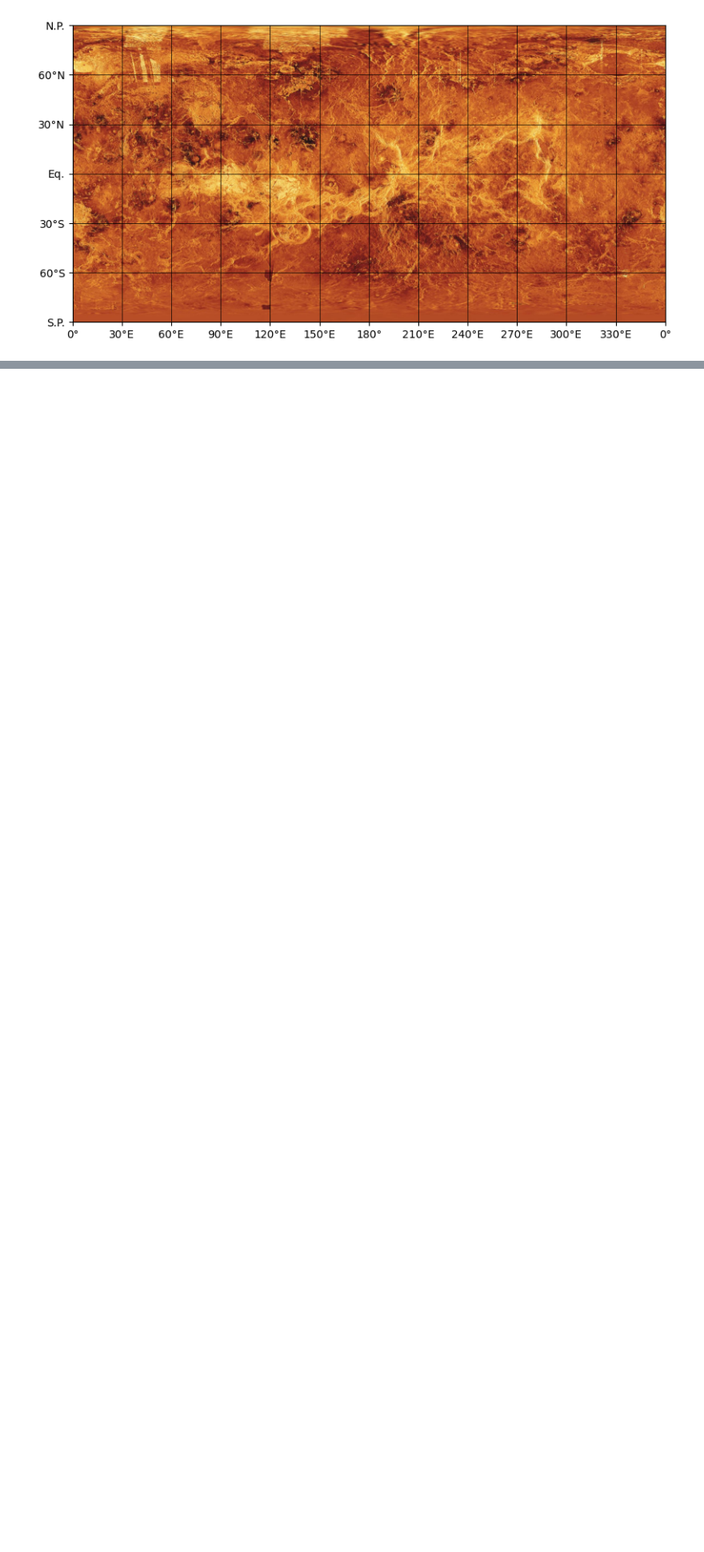
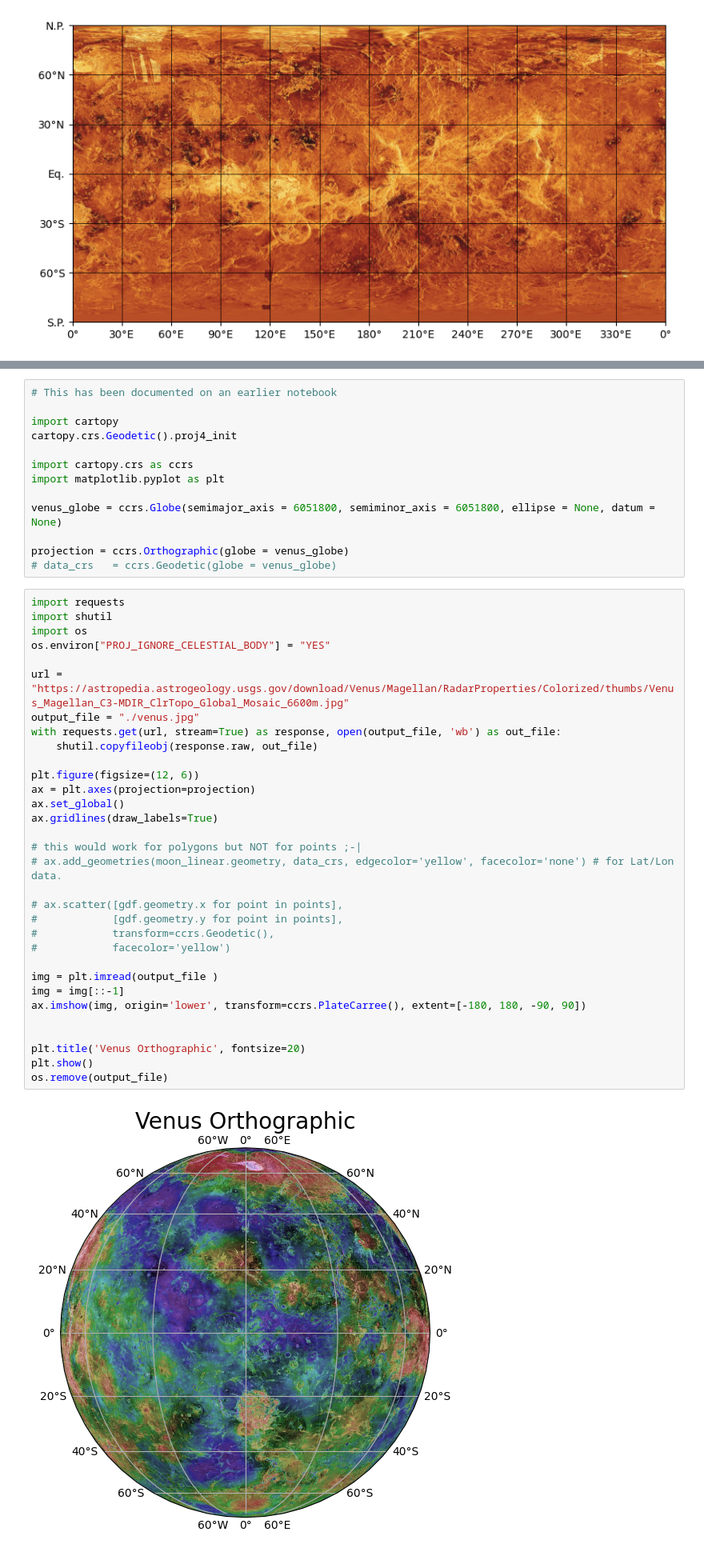
Before and after one commit to aprossi/crs-ws2024, a Jupyter notebook: 1_venus.ipynb, the cells around one changed output, grey strips where cells are left out. Shown at 80% size. Drawn from its saved outputs; the diff is of its cells as text; blank space fills up the shorter version.

```diff
--- a/1_venus.ipynb
+++ b/1_venus.ipynb
@@ -22,0 +94,47 @@ ax = fig.add_subplot(projection=VENUS)
+# %%
+# This has been documented on an earlier notebook
+
+import cartopy
+cartopy.crs.Geodetic().proj4_init
+
+import cartopy.crs as ccrs
+import matplotlib.pyplot as plt
+
+venus_globe = ccrs.Globe(semimajor_axis = 6051800, semiminor_axis = 6051800, ellipse = None, datum = None)
+
+projection = ccrs.Orthographic(globe = venus_globe)
+# data_crs   = ccrs.Geodetic(globe = venus_globe)
+# %%
+import requests
+import shutil
+import os
+os.environ["PROJ_IGNORE_CELESTIAL_BODY"] = "YES"
+
+url = "https://astropedia.astrogeology.usgs.gov/download/Venus/Magellan/RadarProperties/Colorized/thumbs/Venus_Magellan_C3-MDIR_ClrTopo_Global_Mosaic_6600m.jpg"
+output_file = "./venus.jpg"
+with requests.get(url, stream=True) as response, open(output_file, 'wb') as out_file:
+    shutil.copyfileobj(response.raw, out_file)
+
+plt.figure(figsize=(12, 6))
+ax = plt.axes(projection=projection)
+ax.set_global()
+ax.gridlines(draw_labels=True)
+
+# this would work for polygons but NOT for points ;-|
+# ax.add_geometries(moon_linear.geometry, data_crs, edgecolor='yellow', facecolor='none') # for Lat/Lon data.
+
+# ax.scatter([gdf.geometry.x for point in points],
+#            [gdf.geometry.y for point in points],
+#            transform=ccrs.Geodetic(),
+#            facecolor='yellow')
+
+img = plt.imread(output_file )
+img = img[::-1]
+ax.imshow(img, origin='lower', transform=ccrs.PlateCarree(), extent=[-180, 180, -90, 90])
+
+
+plt.title('Venus Orthographic', fontsize=20)
+plt.show()
+os.remove(output_file)
+# %% [output]
+[figure, added]
```
Also changed, not shown: parts of 18 cells of this notebook, 2 other files.
